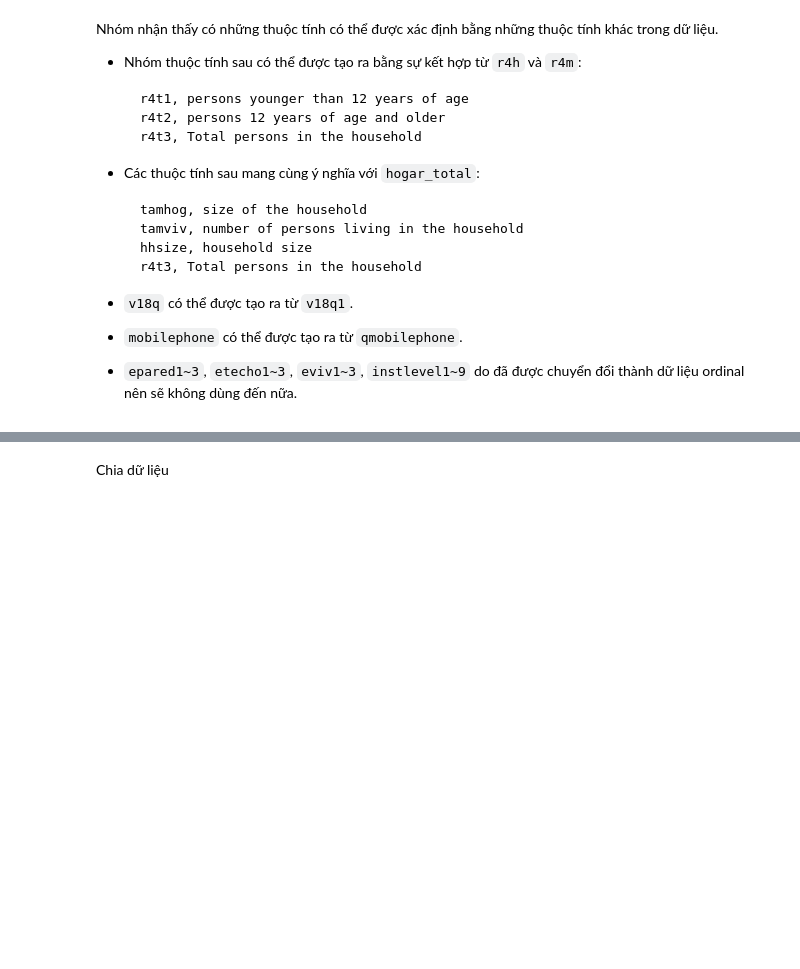
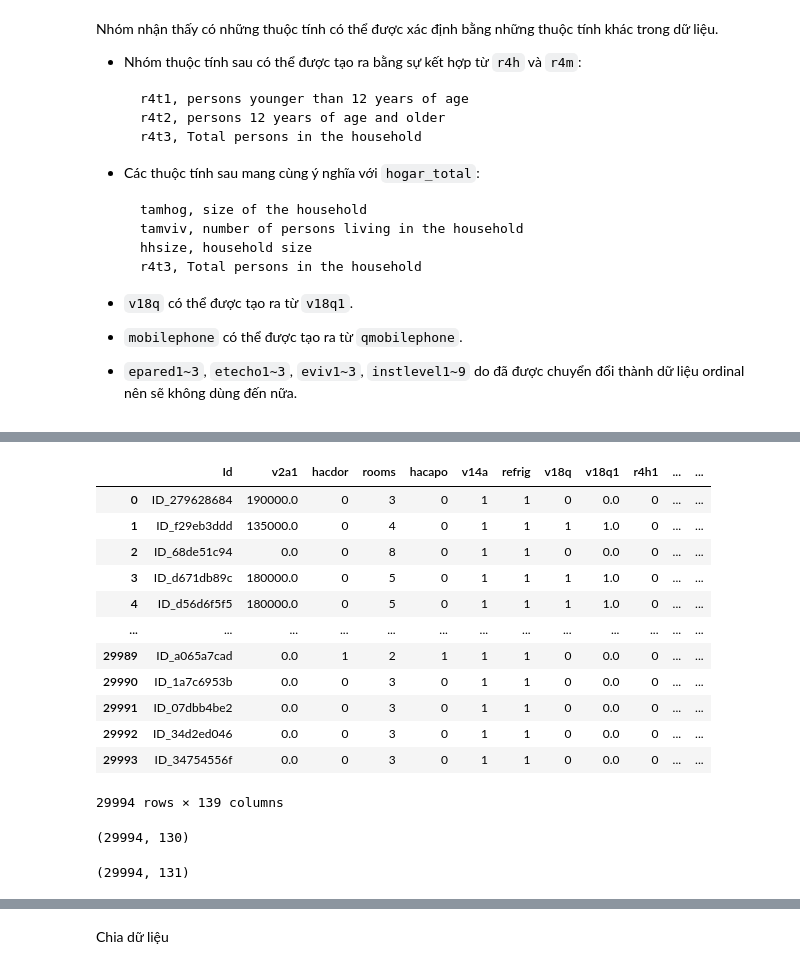
Before and after one commit to iam-Dylan/costa-rican-household, a Jupyter notebook: source/model.ipynb, the cells around one changed output, grey strips where cells are left out. Drawn from its saved outputs; the diff is of its cells as text; code cells hidden in the pictures; blank space fills up the shorter version.

```diff
--- a/source/model.ipynb
+++ b/source/model.ipynb
@@ -141,0 +110,36 @@ Number of features after dropping the individual level features 190
+# %%
+all_data.drop(columns='Target', inplace=True)
+# %%
+all_data['rez_esc'].fillna(0, inplace =True)
+# %%
+all_data['num_over_18'] = 0
+# Tạo một Series mới để lưu số lượng người trên 18 tuổi theo từng hộ gia đình
+num_over_18_series = all_data[all_data['age'] >= 18].groupby('idhogar').size()
+
+# Gán số lượng người trên 18 tuổi cho mỗi hộ gia đình trong DataFrame chính
+all_data['num_over_18'] = all_data['idhogar'].map(num_over_18_series).fillna(0)
+
+# all_data['num_over_18'] = all_data[all_data.age >= 18].groupby('idhogar').transform("count") //
+# all_data['num_over_18'] = all_data.groupby("idhogar")["num_over_18"].transform("max")
+# all_data['num_over_18'] = all_data['num_over_18'].fillna(0)
+# # add some extra features, these were taken from another kernel
+# def extract_features(df):
+#     # add the number of people over 18 in each household
+#     df['bedrooms_to_rooms'] = df['bedrooms']/df['rooms']
+#     df['rent_to_rooms'] = df['v2a1']/df['rooms']
+#     df['tamhog_to_rooms'] = df['tamhog']/df['rooms'] # tamhog - size of the household
+#     df['r4t3_to_tamhog'] = df['r4t3']/df['tamhog'] # r4t3 - Total persons in the household
+#     df['r4t3_to_rooms'] = df['r4t3']/df['rooms'] # r4t3 - Total persons in the household
+#     df['v2a1_to_r4t3'] = df['v2a1']/df['r4t3'] # rent to people in household
+#     df['v2a1_to_r4t3'] = df['v2a1']/(df['r4t3'] - df['r4t1']) # rent to people under age 12
+#     df['hhsize_to_rooms'] = df['hhsize']/df['rooms'] # rooms per person
+#     df['rent_to_hhsize'] = df['v2a1']/df['hhsize'] # rent to household size
+#     df['rent_to_over_18'] = df['v2a1']/df['num_over_18']
+#     # some households have no one over 18, use the total rent for those
+#     df.loc[df.num_over_18 == 0, "rent_to_over_18"] = df[df.num_over_18 == 0].v2a1
+
+# extract_features(all_data)
+# %%
+all_data['num_over_18'] = all_data.groupby("idhogar")["num_over_18"].max()
+all_data['num_over_18'] = all_data['num_over_18'].fillna(0)
+#
@@ -141,0 +163,33 @@ Number of features after dropping the individual level features 190
+# %%
+all_data
+# %% [output]
+|  | Id | v2a1 | hacdor | rooms | hacapo | v14a | refrig | v18q | v18q1 | r4h1 | ... | ... |
+| 0 | ID_279628684 | 190000.0 | 0 | 3 | 0 | 1 | 1 | 0 | 0.0 | 0 | ... | ... |
+| 1 | ID_f29eb3ddd | 135000.0 | 0 | 4 | 0 | 1 | 1 | 1 | 1.0 | 0 | ... | ... |
+| 2 | ID_68de51c94 | 0.0 | 0 | 8 | 0 | 1 | 1 | 0 | 0.0 | 0 | ... | ... |
+| 3 | ID_d671db89c | 180000.0 | 0 | 5 | 0 | 1 | 1 | 1 | 1.0 | 0 | ... | ... |
+| 4 | ID_d56d6f5f5 | 180000.0 | 0 | 5 | 0 | 1 | 1 | 1 | 1.0 | 0 | ... | ... |
+| ... | ... | ... | ... | ... | ... | ... | ... | ... | ... | ... | ... | ... |
+| 29989 | ID_a065a7cad | 0.0 | 1 | 2 | 1 | 1 | 1 | 0 | 0.0 | 0 | ... | ... |
+| 29990 | ID_1a7c6953b | 0.0 | 0 | 3 | 0 | 1 | 1 | 0 | 0.0 | 0 | ... | ... |
+| 29991 | ID_07dbb4be2 | 0.0 | 0 | 3 | 0 | 1 | 1 | 0 | 0.0 | 0 | ... | ... |
+| 29992 | ID_34d2ed046 | 0.0 | 0 | 3 | 0 | 1 | 1 | 0 | 0.0 | 0 | ... | ... |
+| 29993 | ID_34754556f | 0.0 | 0 | 3 | 0 | 1 | 1 | 0 | 0.0 | 0 | ... | ... |
+29994 rows × 139 columns
+# %%
+needless_cols = ['r4t3', 'tamhog', 'tamviv', 'hhsize', 'v18q', 'v14a', 'agesq',
+                 'mobilephone', 'female', ]
+
+#instlevel_cols = [s for s in train.columns.tolist() if 'instlevel' in s]
+
+#needless_cols.extend(instlevel_cols)
+
+all_data.drop(needless_cols, axis=1, inplace=True)
+all_data.shape
+# %% [output]
+(29994, 130)
+# %%
+all_data = pd.concat([all_data, tar],axis=1)
+all_data.shape
+# %% [output]
+(29994, 131)
```
Also changed, not shown: parts of 26 cells of this notebook.
